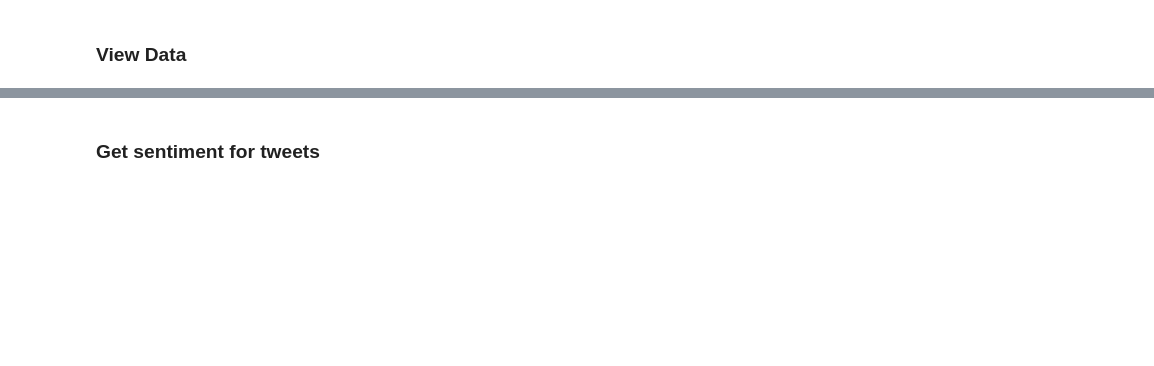
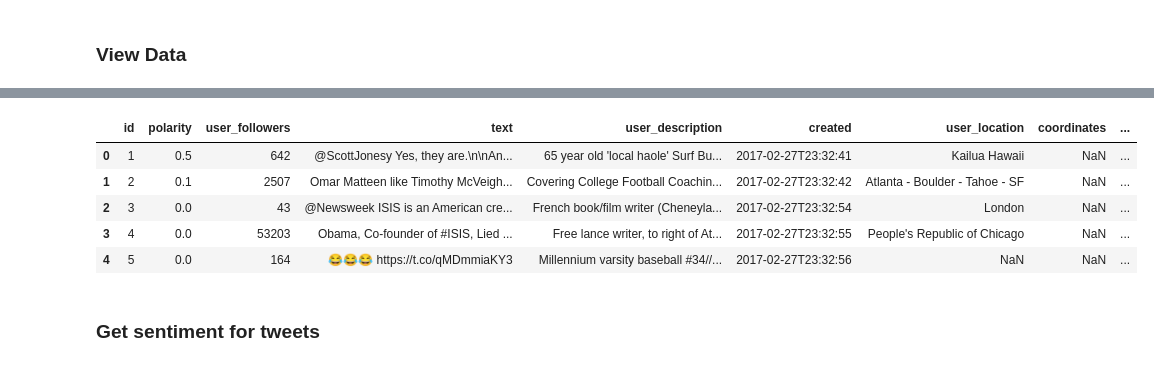
Before and after one commit to jwilber/APIs_with_Python, a Jupyter notebook: tweet_stuff/Tweepy_Notebook.ipynb, the cells around one changed output, grey strips where cells are left out. Cells and saved outputs as stored; diff of their text form; code cells hidden in the pictures; blank space fills up the shorter version.

```diff
--- a/tweet_stuff/Tweepy_Notebook.ipynb
+++ b/tweet_stuff/Tweepy_Notebook.ipynb
@@ -165,3 +179,12 @@ tweets
+# %%
+tweets.head()
+# %% [output]
+|  | id | polarity | user_followers | text | user_description | created | user_location | coordinates | ... |
+| 0 | 1 | 0.5 | 642 | @ScottJonesy Yes, they are.\n\nAn... | 65 year old 'local haole' Surf Bu... | 2017-02-27T23:32:41 | Kailua Hawaii | NaN | ... |
+| 1 | 2 | 0.1 | 2507 | Omar Matteen like Timothy McVeigh... | Covering College Football Coachin... | 2017-02-27T23:32:42 | Atlanta - Boulder - Tahoe - SF | NaN | ... |
+| 2 | 3 | 0.0 | 43 | @Newsweek ISIS is an American cre... | French book/film writer (Cheneyla... | 2017-02-27T23:32:54 | London | NaN | ... |
+| 3 | 4 | 0.0 | 53203 | Obama, Co-founder of #ISIS, Lied ... | Free lance writer, to right of At... | 2017-02-27T23:32:55 | People's Republic of Chicago | NaN | ... |
+| 4 | 5 | 0.0 | 164 | 😂😂😂 https://t.co/qMDmmiaKY3 | Millennium varsity baseball #34//... | 2017-02-27T23:32:56 | NaN | NaN | ... |
 # %% [markdown]
 ### Get sentiment for tweets
 # %%
```
Also changed, not shown: parts of 38 cells of this notebook.
